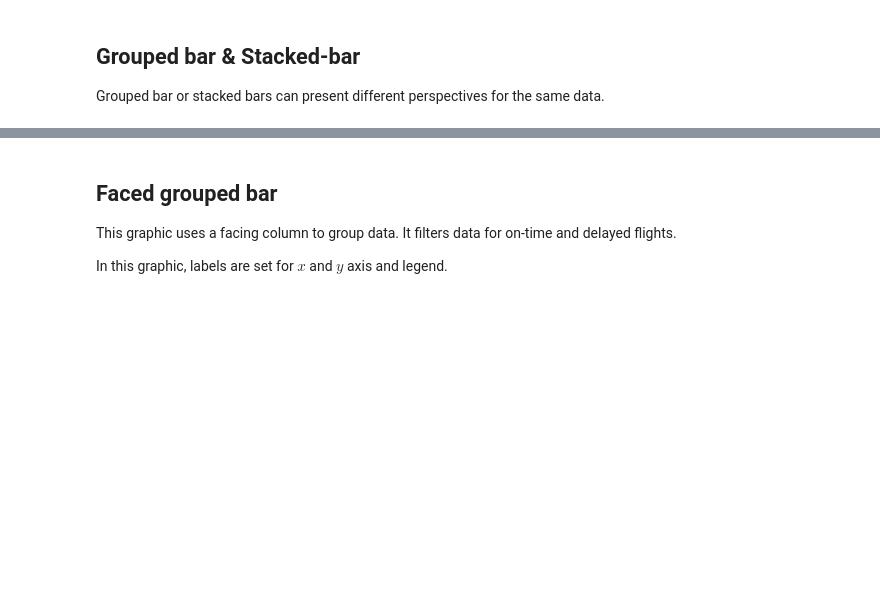
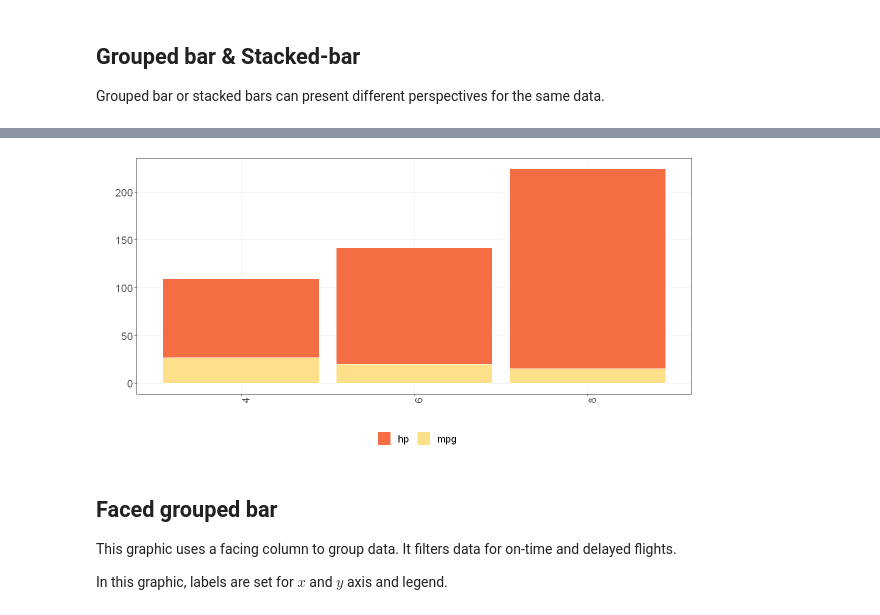
Before and after one commit to eogasawara/mylibrary, a Jupyter notebook: Graphic.ipynb, the cells around one changed output, grey strips where cells are left out. Drawn from its saved outputs; the diff is of its cells as text; code cells hidden in the pictures; blank space fills up the shorter version.

```diff
--- a/Graphic.ipynb
+++ b/Graphic.ipynb
@@ -218,3 +205,10 @@ plot_size(12, 5)
+# %%
+  grf <- plot.stackedbar(series, colors=colors[1:2])
+  grf <- grf + theme(axis.text.x = element_text(angle=90, hjust=1))
+  grf <- grf + theme(text = element_text(size=16))
+  plot(grf)
+# %% [output]
+[figure, added]
 # %% [markdown]
 ## Faced grouped bar
 This graphic uses a facing column to group data.
```
Also changed, not shown: parts of 8 cells of this notebook, 1 other file.
